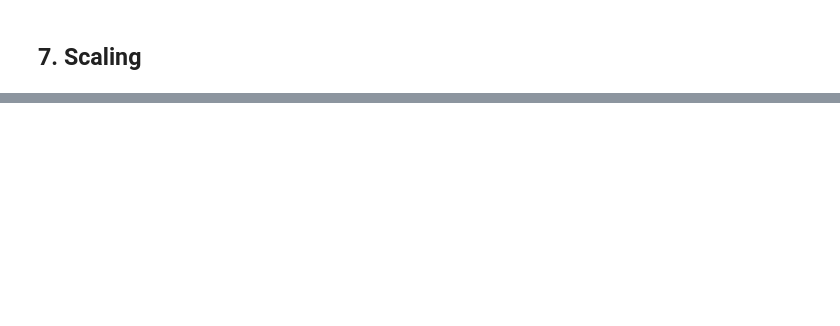
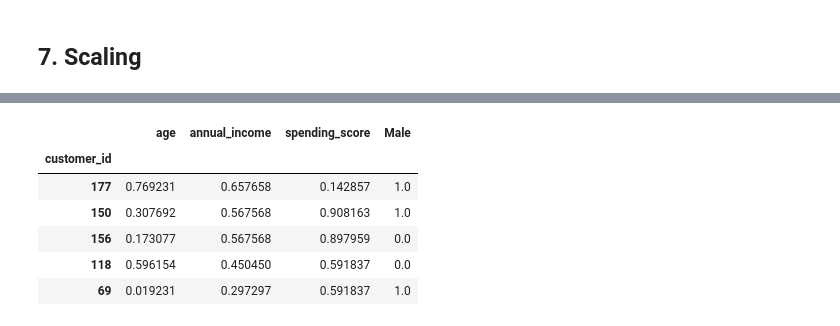
Before and after one commit to randyfrench/clustering-exercises, a Jupyter notebook: data_wrangling.ipynb, the cells around one changed output, grey strips where cells are left out. Saved outputs shown, nothing was run; the diff lists cells and outputs as text; code cells hidden in the pictures; blank space fills up the shorter version.

```diff
--- a/data_wrangling.ipynb
+++ b/data_wrangling.ipynb
@@ -348,0 +502,10 @@ scaler, train, val, test = acquire.wrangle_mall_df()
+# %%
+val.head()
+# %% [output]
+|  | age | annual_income | spending_score | Male |
+| customer_id |  |  |  |  |
+| 177 | 0.769231 | 0.657658 | 0.142857 | 1.0 |
+| 150 | 0.307692 | 0.567568 | 0.908163 | 1.0 |
+| 156 | 0.173077 | 0.567568 | 0.897959 | 0.0 |
+| 118 | 0.596154 | 0.450450 | 0.591837 | 0.0 |
+| 69 | 0.019231 | 0.297297 | 0.591837 | 1.0 |
```
Also changed, not shown: parts of 23 cells of this notebook, 1 other file.
